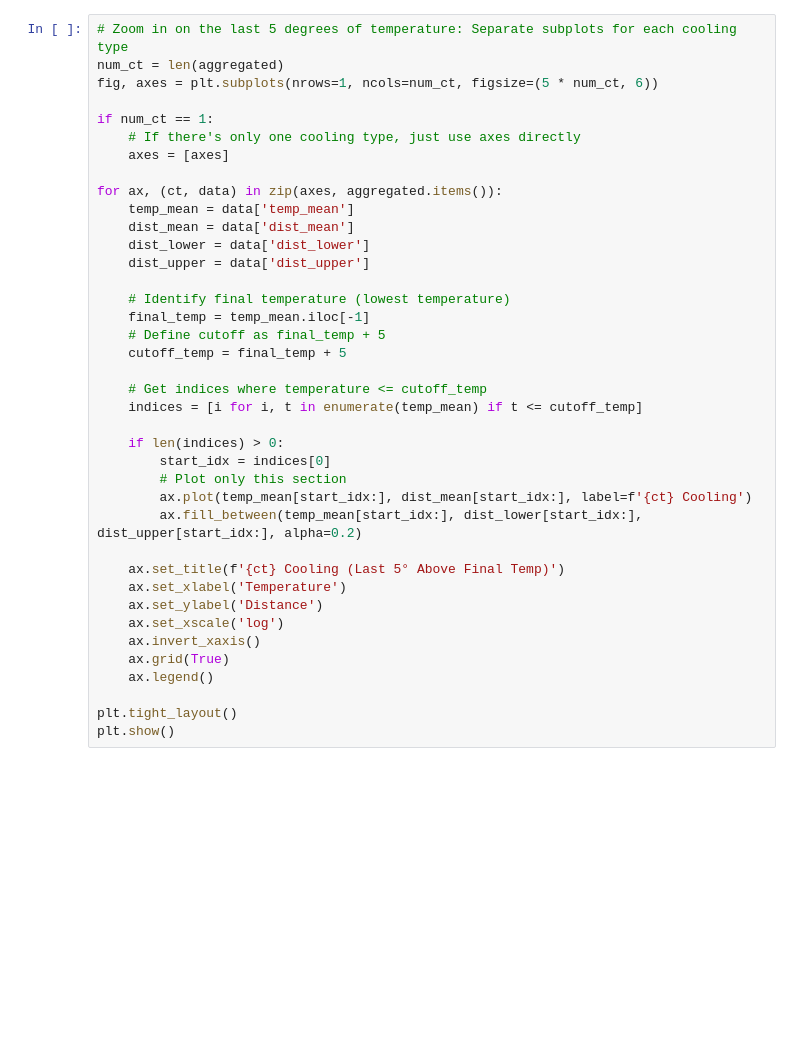
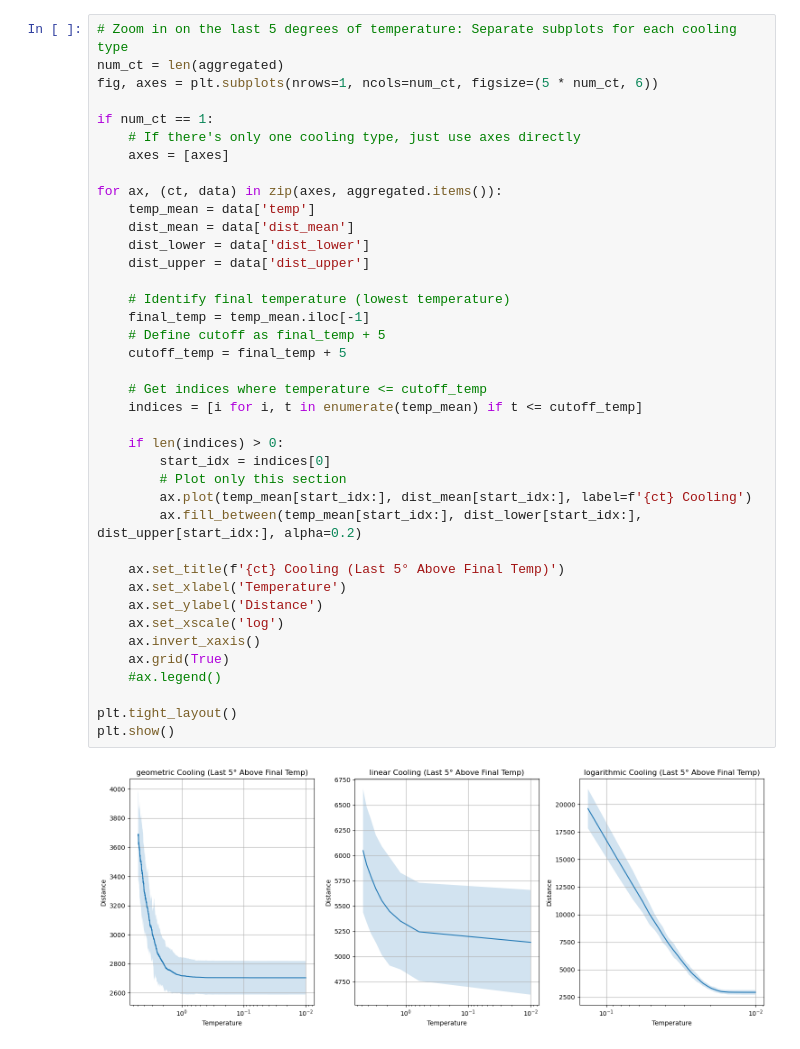
Before and after one commit to matijsv/Stochastic_Simulation_Assignments, a Jupyter notebook: Assignment3/TSP-Configurations/data_analysis.ipynb, the cells around one changed output. Saved outputs shown, nothing was run; the diff lists cells and outputs as text; blank space fills up the shorter version.

Commit message:
updated data analysis

```diff
--- a/Assignment3/TSP-Configurations/data_analysis.ipynb
+++ b/Assignment3/TSP-Configurations/data_analysis.ipynb
@@ -182,35 +95,37 @@ if num_ct == 1:
     axes = [axes]
 
 for ax, (ct, data) in zip(axes, aggregated.items()):
-    temp_mean = data['temp_mean']
+    temp_mean = data['temp']
     dist_mean = data['dist_mean']
     dist_lower = data['dist_lower']
     dist_upper = data['dist_upper']
 
     # Identify final temperature (lowest temperature)
     final_temp = temp_mean.iloc[-1]
     # Define cutoff as final_temp + 5
     cutoff_temp = final_temp + 5
 
     # Get indices where temperature <= cutoff_temp
     indices = [i for i, t in enumerate(temp_mean) if t <= cutoff_temp]
 
     if len(indices) > 0:
         start_idx = indices[0]
         # Plot only this section
         ax.plot(temp_mean[start_idx:], dist_mean[start_idx:], label=f'{ct} Cooling')
         ax.fill_between(temp_mean[start_idx:], dist_lower[start_idx:], dist_upper[start_idx:], alpha=0.2)
 
     ax.set_title(f'{ct} Cooling (Last 5° Above Final Temp)')
     ax.set_xlabel('Temperature')
     ax.set_ylabel('Distance')
     ax.set_xscale('log')
     ax.invert_xaxis()
     ax.grid(True)
-    ax.legend()
+    #ax.legend()
 
 plt.tight_layout()
 plt.show()
+# %% [output]
+[figure, added]
 # %%
 # Zoom in on last 100 iterations: Separate subplots for each cooling type
 num_ct = len(aggregated)
```
Also changed, not shown: parts of 3 cells of this notebook.
